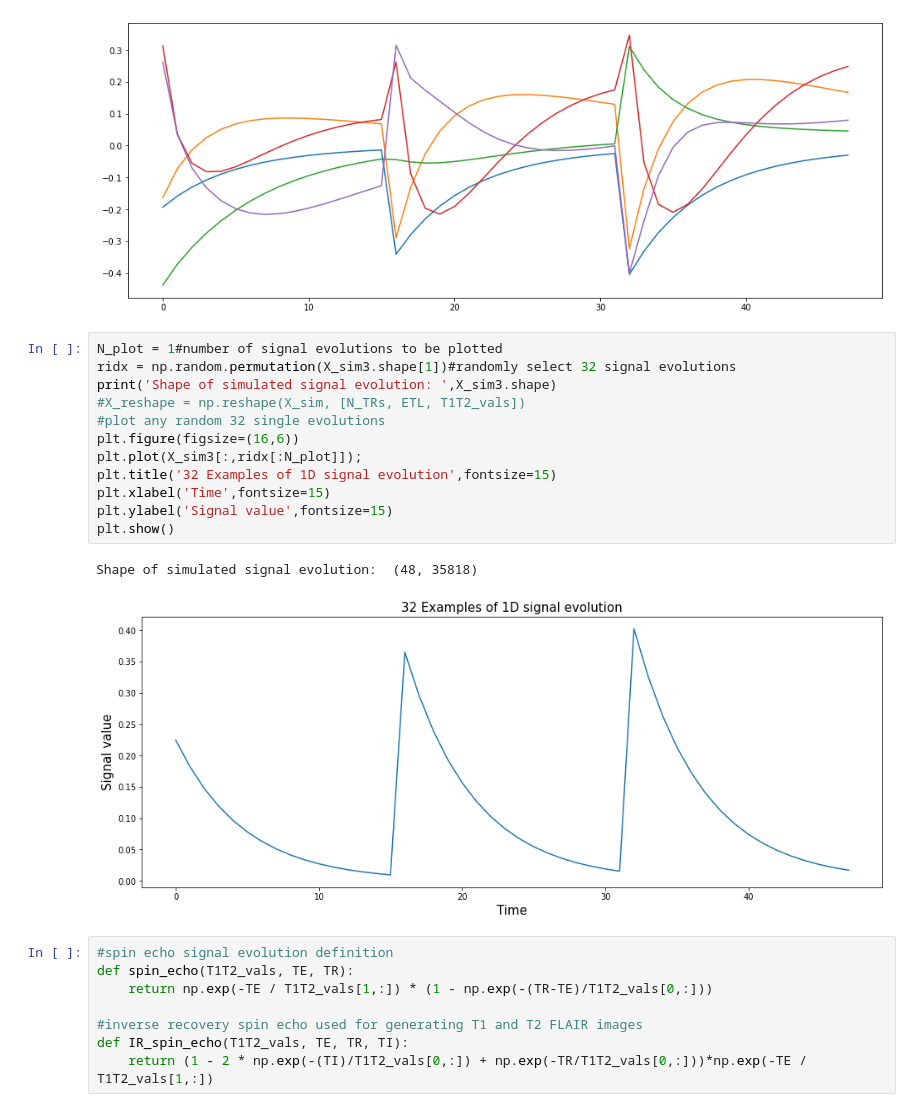
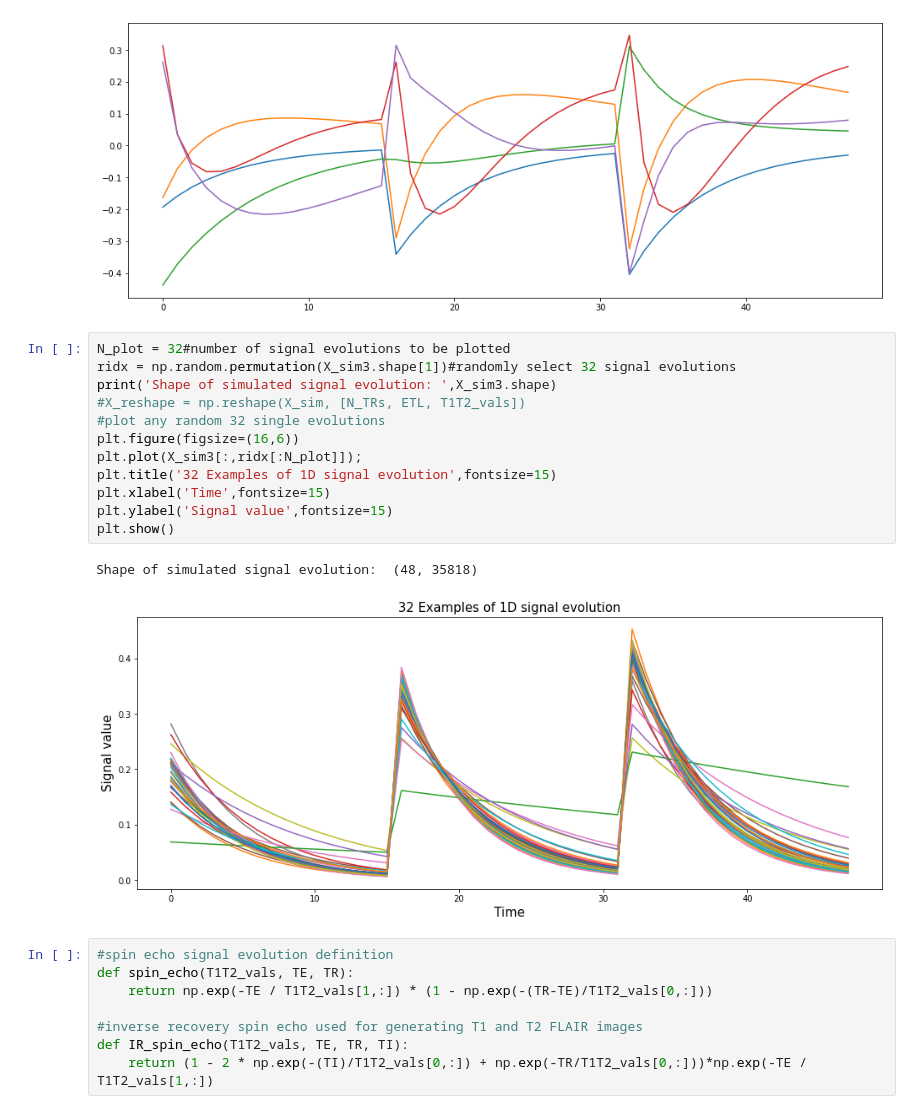
Before and after one commit to sidharthkumar10500/course_proj, a Jupyter notebook: experimental_semc_basis_subject2.ipynb, the cells around one changed output. Saved outputs shown, nothing was run; the diff lists cells and outputs as text.

```diff
--- a/experimental_semc_basis_subject2.ipynb
+++ b/experimental_semc_basis_subject2.ipynb
@@ -113,20 +113,20 @@ plt.show()
 # %% [output]
 [figure]
 # %%
-N_plot = 1#number of signal evolutions to be plotted
+N_plot = 32#number of signal evolutions to be plotted
 ridx = np.random.permutation(X_sim3.shape[1])#randomly select 32 signal evolutions
 print('Shape of simulated signal evolution: ',X_sim3.shape)
 #X_reshape = np.reshape(X_sim, [N_TRs, ETL, T1T2_vals])
 #plot any random 32 single evolutions
 plt.figure(figsize=(16,6))
 plt.plot(X_sim3[:,ridx[:N_plot]]);
 plt.title('32 Examples of 1D signal evolution',fontsize=15)
 plt.xlabel('Time',fontsize=15)
 plt.ylabel('Signal value',fontsize=15)
 plt.show()
 # %% [output]
 Shape of simulated signal evolution:  (48, 35818)
-[figure, old version]
+[figure, new version]
 # %%
 #spin echo signal evolution definition
 def spin_echo(T1T2_vals, TE, TR):
```
Also changed, not shown: 1 other file.
